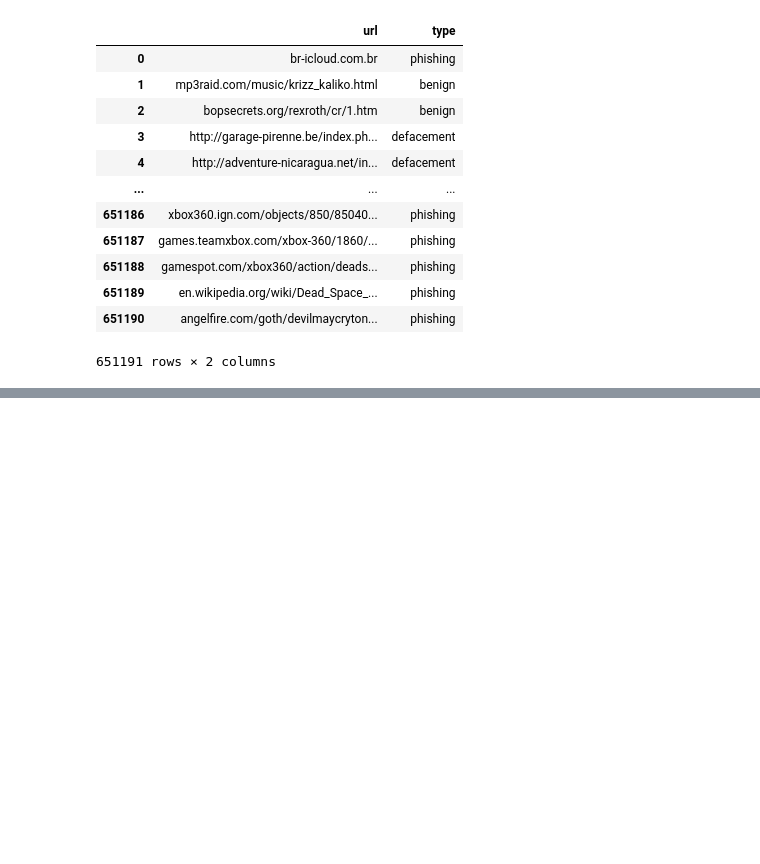
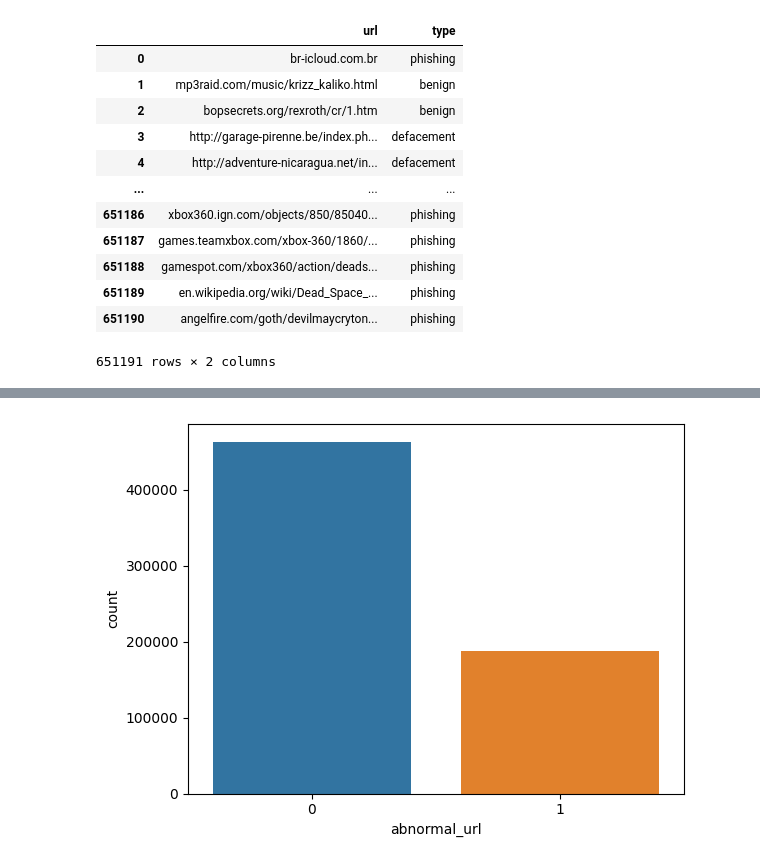
Before and after one commit to gkhn01dnmz/AISEC_DL_ML, a Jupyter notebook: HarmfulURL_Detector.ipynb, the cells around one changed output, grey strips where cells are left out. Drawn from its saved outputs; the diff is of its cells as text; code cells hidden in the pictures; blank space fills up the shorter version.

```diff
--- a/HarmfulURL_Detector.ipynb
+++ b/HarmfulURL_Detector.ipynb
@@ -86,0 +108,2 @@ data
+# %%
+data['domain'] = data['url'].apply(lambda i: process_tld(i))
@@ -86,0 +119,21 @@ data
+# %%
+feature = ['@','?','-','=','.','#','%','+','$','!','*',',','//']
+for a in feature:
+    data[a] = data['url'].apply(lambda i: i.count(a))
+# %%
+def abnormal_url(url):
+    hostname = urlparse(url).hostname
+    hostname = str(hostname)
+    match = re.search(hostname, url)
+    if match:
+        # print match.group()
+        return 1
+    else:
+        # print 'No matching pattern found'
+        return 0
+# %%
+data['abnormal_url'] = data['url'].apply(lambda i: abnormal_url(i))
+# %%
+sns.countplot(x='abnormal_url', data=data);
+# %% [output]
+[figure, added]
```
Also changed, not shown: parts of 25 cells of this notebook.
